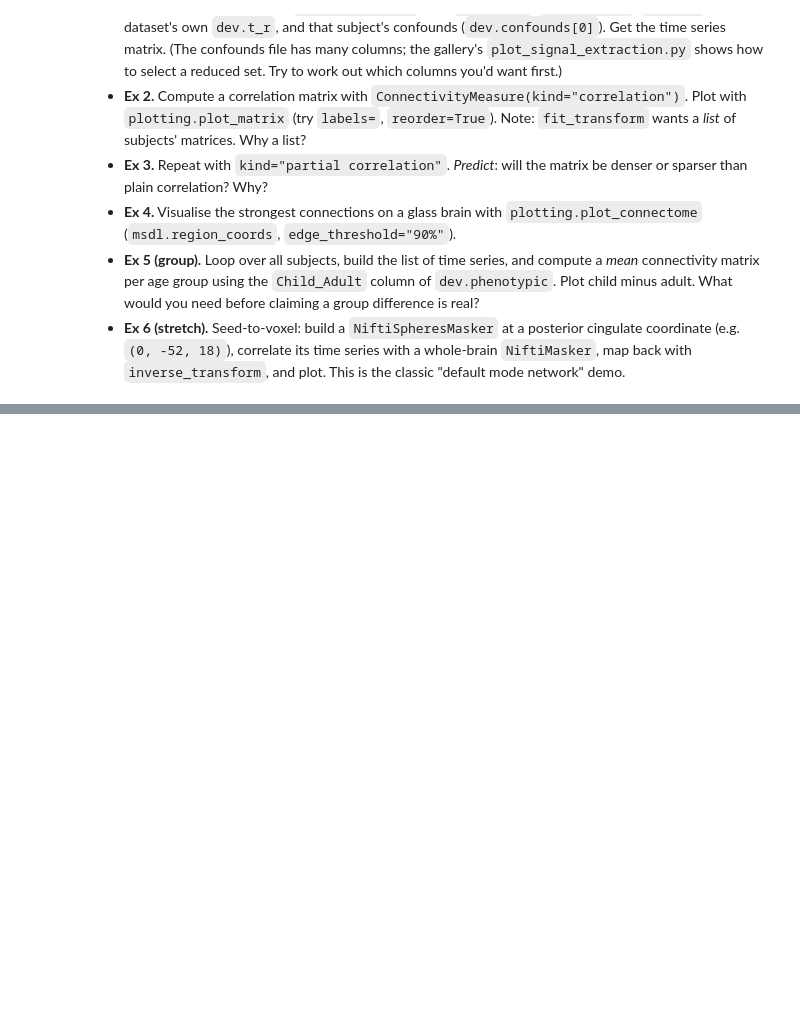
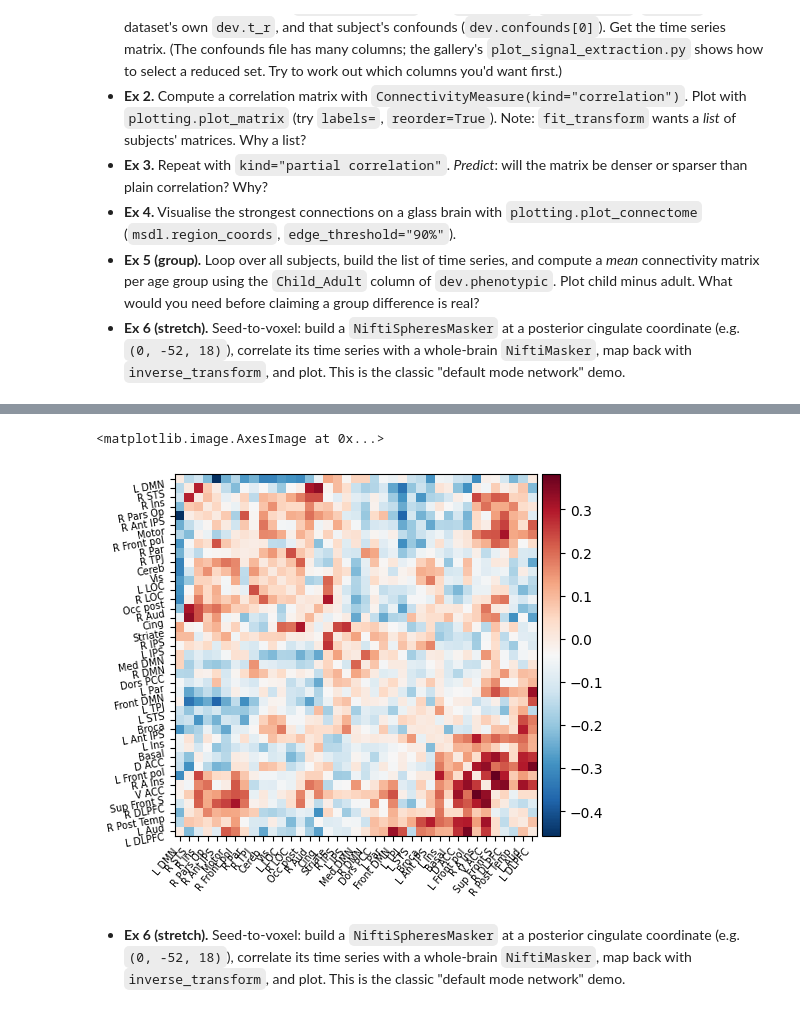
Before and after one commit to theknuckle/nilearn-crash-course, a Jupyter notebook: 03_connectivity.ipynb, the cells around one changed output, grey strips where cells are left out. Drawn from its saved outputs; the diff is of its cells as text; code cells hidden in the pictures; blank space fills up the shorter version.

```diff
--- a/03_connectivity.ipynb
+++ b/03_connectivity.ipynb
@@ -43,2 +109,16 @@ msdl = datasets.fetch_atlas_msdl()   # probabilistic maps with region coordinate
 # %%
-# Ex 5
+list_of_subjects = dev.phenotypic['participant_id']
+loop_counter = 0
+
+adult_correl_matrix = []
+child_correl_matrix = []
+
+for subject_index in list_of_subjects.keys():
+  print(subject_index)
+  subject_x = maps_masker.fit_transform(dev.func[loop_counter], confounds=dev.confounds[loop_counter])
+  correl_matrix = connectome.ConnectivityMeasure(kind="correlation").fit_transform([subject_x])
+  if dev.phenotypic['Child_Adult'][subject_index] == 'adult':
+    adult_correl_matrix.append(correl_matrix[0])
+  else:
+    child_correl_matrix.append(correl_matrix[0])
+  loop_counter += 1
@@ -45,3 +157,19 @@ msdl = datasets.fetch_atlas_msdl()   # probabilistic maps with region coordinate
+# %%
+adult_correl_matrix = np.array(adult_correl_matrix)
+child_correl_matrix = np.array(child_correl_matrix)
+# %%
+mean_adult = np.mean(adult_correl_matrix, axis=0)
+mean_child = np.mean(child_correl_matrix, axis=0)
+plotting.plot_matrix(mean_adult - mean_child, labels=msdl.labels, reorder=True)
+#A larger dataset rather than just 2 and 8 subjects would be nice. This plot
+#shows what regions have the biggest difference in correlation between adults and children.
+#I guess what I would be looking for is the largest differences in correlation to show a
+#difference between groups.
+# %% [output]
+<matplotlib.image.AxesImage at 0x...>
+[figure, added]
+# %% [markdown]
+- **Ex 6 (stretch).** Seed-to-voxel: build a `NiftiSpheresMasker` at a posterior cingulate coordinate (e.g. `(0, -52, 18)`), correlate its time series with a whole-brain `NiftiMasker`, map back with `inverse_transform`, and plot. This is the classic "default mode network" demo.
 # %% [markdown]
 ## Check your understanding
 - Why do connectivity results depend so much on motion confounds?
```
Also changed, not shown: parts of 14 cells of this notebook.
